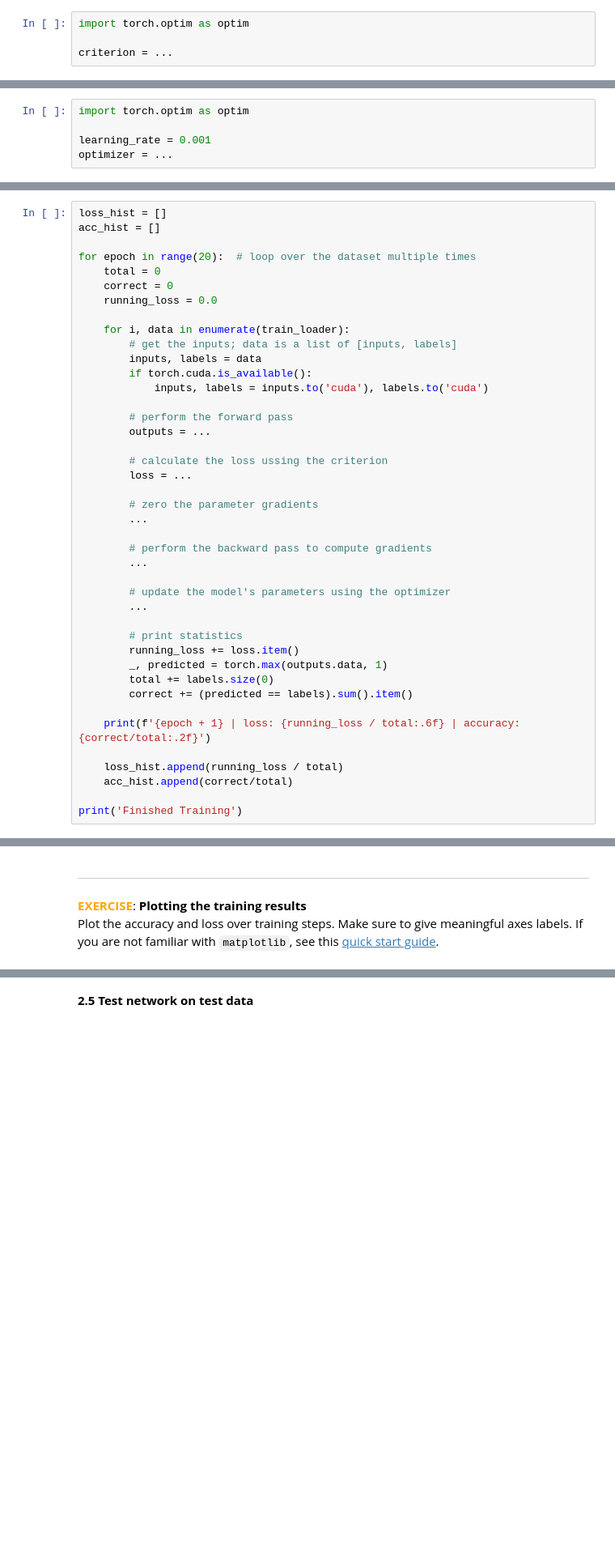
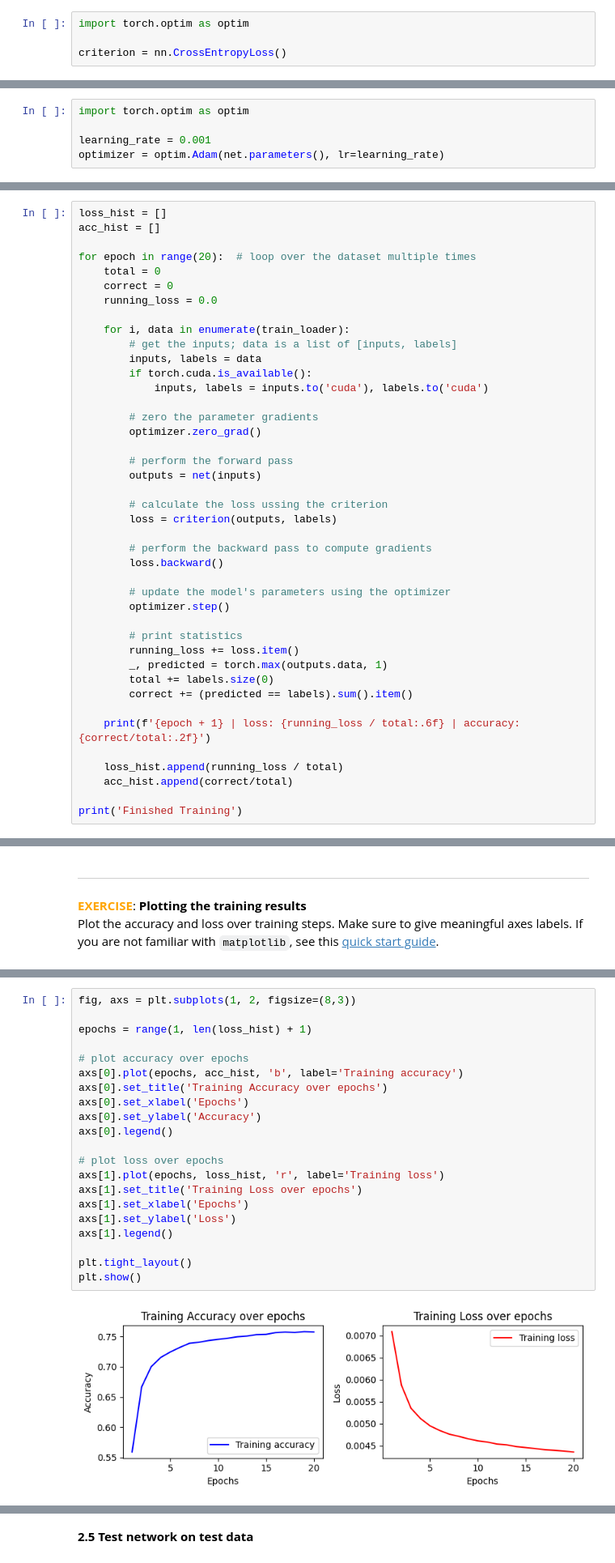
Before and after one commit to gulidamarta/reinforcement-learning-lab, a Jupyter notebook: behaviour_cloning/behavior_cloning.ipynb, the cells around one changed output, grey strips where cells are left out. Shown: that part at 81% size. Cells and saved outputs as stored; diff of their text form; blank space fills up the shorter version.

```diff
--- a/behaviour_cloning/behavior_cloning.ipynb
+++ b/behaviour_cloning/behavior_cloning.ipynb
@@ -650,7 +693,7 @@ Hint: check out the [PyTorch documentation](https://pytorch.org/docs/stable/nn.h
 # %%
 import torch.optim as optim
 
-criterion = ...
+criterion = nn.CrossEntropyLoss()
 # %% [markdown]
 ---
 <span style="color:orange">**EXERCISE**</span>: **Defining an optimizer**\
@@ -661,7 +704,7 @@ Hint: check out the [PyTorch documentation](https://pytorch.org/docs/stable/nn.h
 import torch.optim as optim
 
 learning_rate = 0.001
-optimizer = ...
+optimizer = optim.Adam(net.parameters(), lr=learning_rate)
 # %% [markdown]
 **2.4 Train network**
 # %% [markdown]
@@ -683,20 +726,20 @@ for epoch in range(20):  # loop over the dataset multiple times
         if torch.cuda.is_available():
             inputs, labels = inputs.to('cuda'), labels.to('cuda')
 
+        # zero the parameter gradients
+        optimizer.zero_grad()
+
         # perform the forward pass
-        outputs = ...
+        outputs = net(inputs)
 
         # calculate the loss ussing the criterion
-        loss = ...
-
-        # zero the parameter gradients
-        ...
+        loss = criterion(outputs, labels)
 
         # perform the backward pass to compute gradients
-        ...
+        loss.backward()
 
         # update the model's parameters using the optimizer
-        ...
+        optimizer.step()
 
         # print statistics
         running_loss += loss.item()
@@ -728,3 +778,26 @@ plt.show()
+# %%
+fig, axs = plt.subplots(1, 2, figsize=(8,3))
+
+epochs = range(1, len(loss_hist) + 1)
+
+# plot accuracy over epochs
+axs[0].plot(epochs, acc_hist, 'b', label='Training accuracy')
+axs[0].set_title('Training Accuracy over epochs')
+axs[0].set_xlabel('Epochs')
+axs[0].set_ylabel('Accuracy')
+axs[0].legend()
+
+# plot loss over epochs
+axs[1].plot(epochs, loss_hist, 'r', label='Training loss')
+axs[1].set_title('Training Loss over epochs')
+axs[1].set_xlabel('Epochs')
+axs[1].set_ylabel('Loss')
+axs[1].legend()
+
+plt.tight_layout()
+plt.show()
+# %% [output]
+[figure, added]
 # %% [markdown]
 ---
 <span style="color:orange">**EXERCISE**</span>: **Interpreting training results**
```
Also changed, not shown: parts of 23 cells of this notebook, 2 other files.
